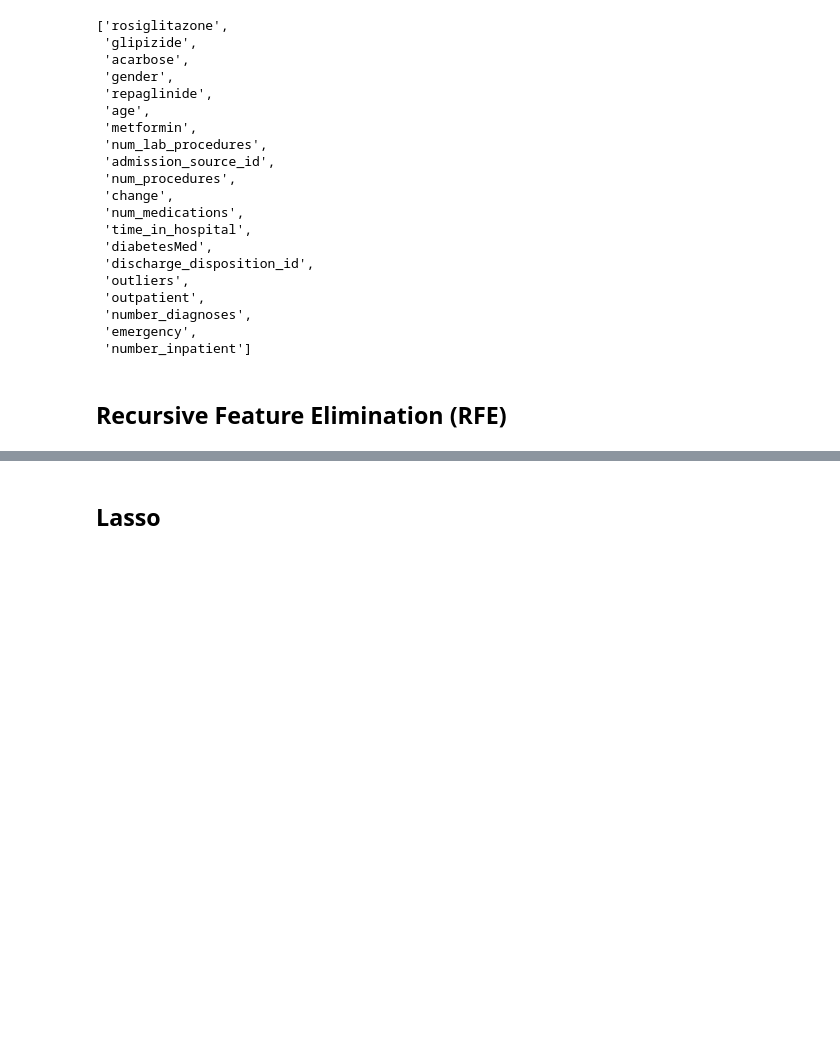
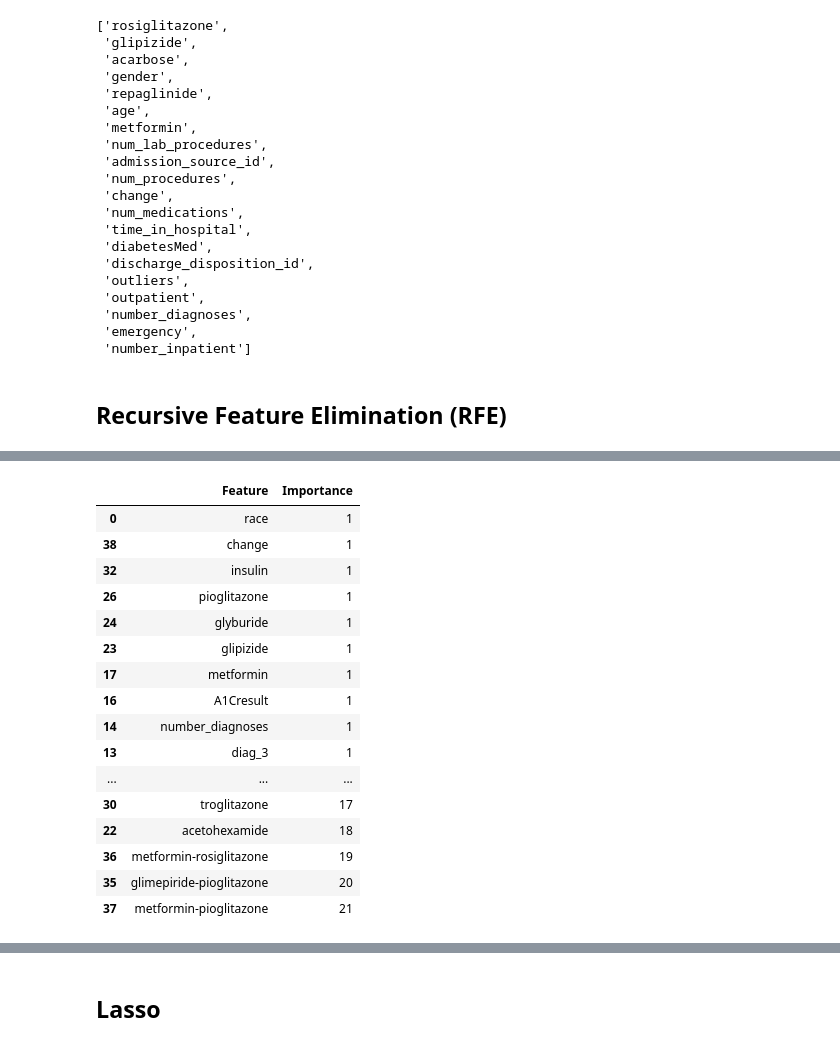
Before and after one commit to vlad-an/Comparative-Analysis-of-ML-Algorithms-Predicting-Hospital-Readmission-of-Diabetes-Patients, a Jupyter notebook: CP_Hospital_Readmission/Feature_Selection.ipynb, the cells around one changed output, grey strips where cells are left out. Cells and saved outputs as stored; diff of their text form; code cells hidden in the pictures; blank space fills up the shorter version.

```diff
--- a/CP_Hospital_Readmission/Feature_Selection.ipynb
+++ b/CP_Hospital_Readmission/Feature_Selection.ipynb
@@ -68,7 +68,7 @@ X = diab_df.drop(columns=['readmitted'])  # Features
 y = diab_df['readmitted']  # Target variable
 
 # Format all fields as string
-X = X.astype(str)
+X_str = X.astype(str)
 
 # Encode input data
 def encode_inputs(X):
@@ -86,7 +86,7 @@ def encode_targets(y):
     return y_enc
 # %%
 # Transform X
-X_enc = encode_inputs(X)
+X_enc = encode_inputs(X_str)
 
 # Transform y
 y_enc = encode_targets(y)
@@ -474,37 +474,31 @@ cols_to_drop_anova_f_2
 # %% [markdown]
 ## **Recursive Feature Elimination (RFE)**
 # %%
-def rfe(X,y,k=23):
+k=23
 
-    # Initialize the estimator (model) we want to use for feature ranking
-    estimator = RandomForestClassifier()
+# Initialize the estimator (model) we want to use for feature ranking
+estimator = RandomForestClassifier()
 
     # Initialize RFE with the estimator and the number of features to select
-    selector = RFE(estimator, n_features_to_select=k)
+selector = RFE(estimator, n_features_to_select=k)
 
     # Fit RFE to the dataset with a progress bar
-    with tqdm(total=k, desc="RFE Progress") as pbar:
-        for step in range(k):
-            selector.fit(X, y)
-            # Update the progress bar
-            pbar.update(1)
+with tqdm(total=k, desc="RFE Progress") as pbar:
+    for step in range(k):
+        selector.fit(X_enc, y_enc)
+        # Update the progress bar
+        pbar.update(1)
 
     # Get the selected feature indices
-    selected_feature_indices = selector.support_
+selected_feature_indices = selector.support_
 
-    # Filter the dataset to retain only the selected features
-    X_new = X[:, selected_feature_indices]
 
     # Get the list of columns to delete (least important features)
-    deleted_feature_indices = ~selected_feature_indices
-    deleted_feature_names = X.columns[deleted_feature_indices]
+deleted_feature_indices = ~selected_feature_indices
+deleted_feature_names = X.columns[deleted_feature_indices]
 
     # Create a DataFrame of feature importances
-    feature_importances = pd.DataFrame({'Feature': X.columns, 'Importance': selector.ranking_})
+feature_importances = pd.DataFrame({'Feature': X.columns, 'Importance': selector.ranking_})
 
     # Sort the DataFrame by importance (ascending order) to arrange features from least important to most important
-    feature_importances = feature_importances.sort_values(by='Importance', ascending=True)
-
-    return feature_importances, deleted_feature_names
+feature_importances = feature_importances.sort_values(by='Importance', ascending=True)
-# %%
-feature_importances, deleted_feature_names = rfe(X_enc,y_enc,k=23)
@@ -516,0 +515,20 @@ NameError: name 'selector' is not defined
+# %%
+feature_importances
+# %% [output]
+|  | Feature | Importance |
+| 0 | race | 1 |
+| 38 | change | 1 |
+| 32 | insulin | 1 |
+| 26 | pioglitazone | 1 |
+| 24 | glyburide | 1 |
+| 23 | glipizide | 1 |
+| 17 | metformin | 1 |
+| 16 | A1Cresult | 1 |
+| 14 | number_diagnoses | 1 |
+| 13 | diag_3 | 1 |
+| ... | ... | ... |
+| 30 | troglitazone | 17 |
+| 22 | acetohexamide | 18 |
+| 36 | metformin-rosiglitazone | 19 |
+| 35 | glimepiride-pioglitazone | 20 |
+| 37 | metformin-pioglitazone | 21 |
```
Also changed, not shown: parts of 5 cells of this notebook.
